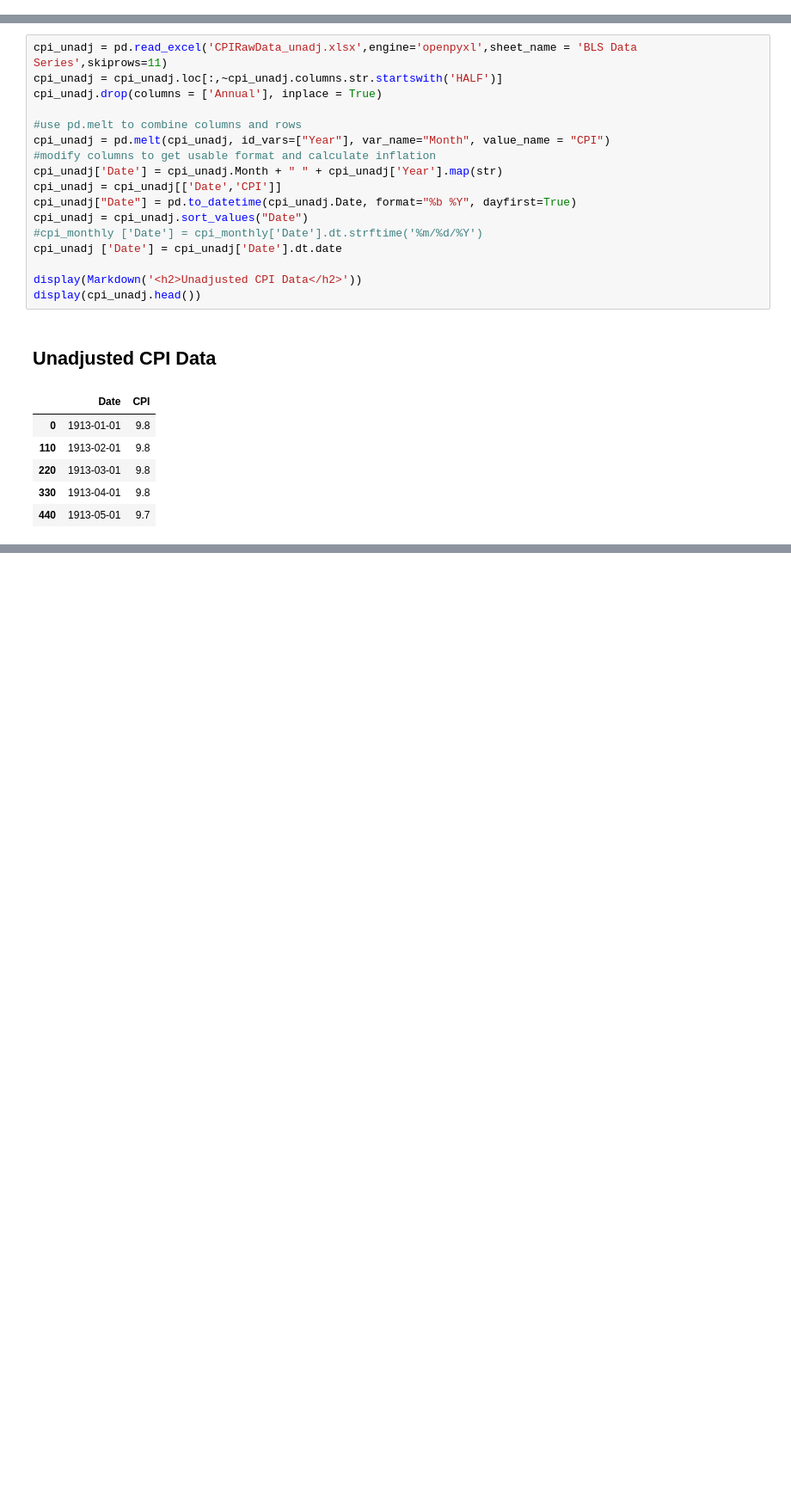
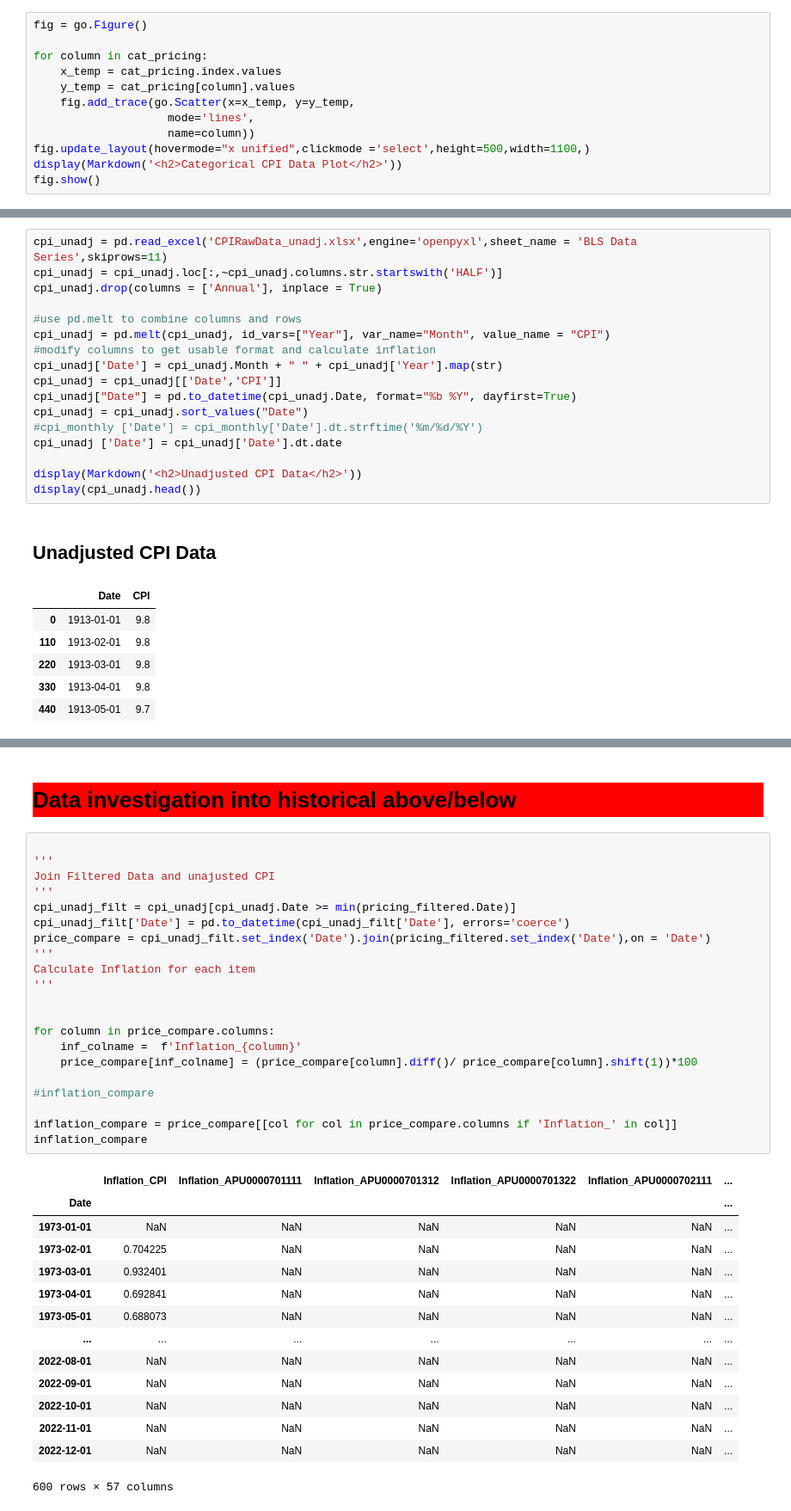
Before and after one commit to Bkeith3248/MGT6203Project, a Jupyter notebook: ProjectNotebook.ipynb, the cells around one changed output, grey strips where cells are left out. Shown at 86% size. Drawn from its saved outputs; the diff is of its cells as text; blank space fills up the shorter version.

```diff
--- a/ProjectNotebook.ipynb
+++ b/ProjectNotebook.ipynb
@@ -340,0 +369,12 @@ display(series_keys.head())
+# %%
+fig = go.Figure()
+
+for column in cat_pricing:
+    x_temp = cat_pricing.index.values
+    y_temp = cat_pricing[column].values
+    fig.add_trace(go.Scatter(x=x_temp, y=y_temp,
+                    mode='lines',
+                    name=column))
+fig.update_layout(hovermode="x unified",clickmode ='select',height=500,width=1100,)
+display(Markdown('<h2>Categorical CPI Data Plot</h2>'))
+fig.show()
@@ -417,0 +519,38 @@ fig.show()
+# %% [markdown]
+<h1 style="background-color:red;">Data investigation into historical above/below </h1>
+# %%
+
+'''
+Join Filtered Data and unajusted CPI
+'''
+cpi_unadj_filt = cpi_unadj[cpi_unadj.Date >= min(pricing_filtered.Date)]
+cpi_unadj_filt['Date'] = pd.to_datetime(cpi_unadj_filt['Date'], errors='coerce')
+price_compare = cpi_unadj_filt.set_index('Date').join(pricing_filtered.set_index('Date'),on = 'Date')
+'''
+Calculate Inflation for each item
+'''
+
+
+for column in price_compare.columns:
+    inf_colname =  f'Inflation_{column}'
+    price_compare[inf_colname] = (price_compare[column].diff()/ price_compare[column].shift(1))*100
+
+#inflation_compare
+
+inflation_compare = price_compare[[col for col in price_compare.columns if 'Inflation_' in col]]
+inflation_compare
+# %% [output]
+|  | Inflation_CPI | Inflation_APU0000701111 | Inflation_APU0000701312 | Inflation_APU0000701322 | Inflation_APU0000702111 | ... |
+| Date |  |  |  |  |  | ... |
+| 1973-01-01 | NaN | NaN | NaN | NaN | NaN | ... |
+| 1973-02-01 | 0.704225 | NaN | NaN | NaN | NaN | ... |
+| 1973-03-01 | 0.932401 | NaN | NaN | NaN | NaN | ... |
+| 1973-04-01 | 0.692841 | NaN | NaN | NaN | NaN | ... |
+| 1973-05-01 | 0.688073 | NaN | NaN | NaN | NaN | ... |
+| ... | ... | ... | ... | ... | ... | ... |
+| 2022-08-01 | NaN | NaN | NaN | NaN | NaN | ... |
+| 2022-09-01 | NaN | NaN | NaN | NaN | NaN | ... |
+| 2022-10-01 | NaN | NaN | NaN | NaN | NaN | ... |
+| 2022-11-01 | NaN | NaN | NaN | NaN | NaN | ... |
+| 2022-12-01 | NaN | NaN | NaN | NaN | NaN | ... |
+600 rows × 57 columns
```
Also changed, not shown: parts of 9 cells of this notebook, 4 other files.
